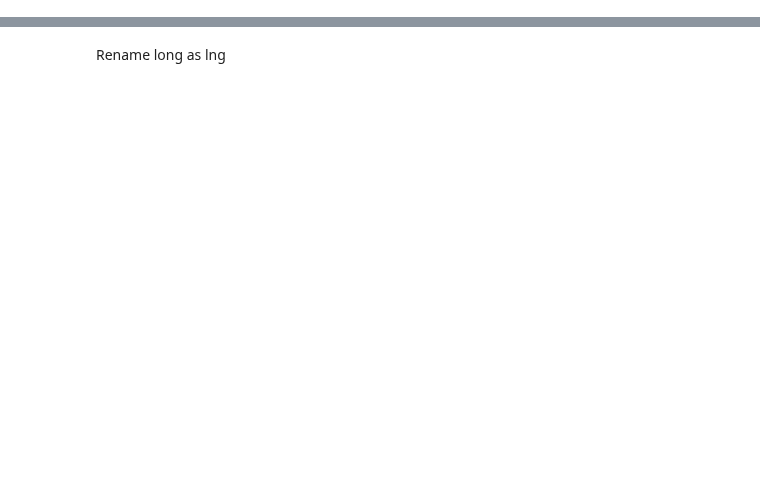
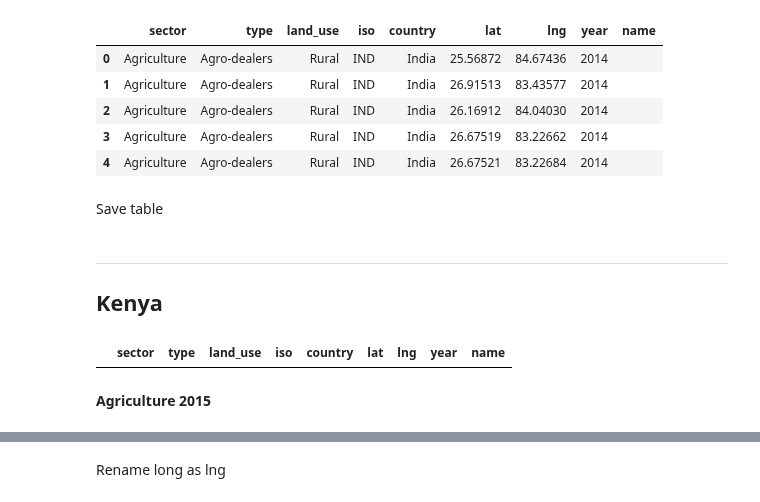
Before and after one commit to Vizzuality/notebooks, a Jupyter notebook: i2i/fspmaps/fspmaps_data_final.ipynb, the cells around one changed output, grey strips where cells are left out. Cells and saved outputs as stored; diff of their text form; code cells hidden in the pictures; blank space fills up the shorter version.

```diff
--- a/i2i/fspmaps/fspmaps_data_final.ipynb
+++ b/i2i/fspmaps/fspmaps_data_final.ipynb
@@ -58,0 +69,6 @@ kenAgri.head(1)
+# %%
+df_indAgri = pd.DataFrame(columns=['sector','type','land_use','iso','country','lat','lng','year', 'name'])
+df_indAgri[['type','land_use','country','lat','lng']] = indAgri[['type','land_use','country','lat','lng']]
+df_indAgri[['sector','iso','year','name']] = ['Agriculture','IND',2014,'']
+df_indAgri.sort_values('type', inplace=True)
+df_ind = pd.concat([df_ind,df_indAgri])
@@ -58,0 +84,6 @@ kenAgri.head(1)
+# %%
+df_indFin = pd.DataFrame(columns=['sector','type','land_use','iso','country','lat','lng','year','name'])
+df_indFin[['type','land_use','country','lat','lng','name']] = indFin[['type','land_use','country','lat','lng','providers']]
+df_indFin[['sector','iso','year']] = ['Finance','IND',2014]
+df_indFin.sort_values('type', inplace=True)
+df_ind = pd.concat([df_ind,df_indFin])
@@ -58,0 +99,6 @@ kenAgri.head(1)
+# %%
+df_indHea = pd.DataFrame(columns=['sector','type','land_use','iso','country','lat','lng','year','name'])
+df_indHea[['type','land_use','country','lat','lng']] = indHea[['type','land_use','country','lat','lng']]
+df_indHea[['sector','iso','year','name']] = ['Health','IND',2014,'']
+df_indHea.sort_values('type', inplace=True)
+df_ind = pd.concat([df_ind,df_indHea])
@@ -58,0 +114,19 @@ kenAgri.head(1)
+# %%
+df_indLib = pd.DataFrame(columns=['sector','type','land_use','iso','country','lat','lng','year','name'])
+df_indLib[['type','land_use','country','lat','lng']] = indLib[['type','land_use','country','lat','lng']]
+df_indLib[['sector','iso','year','name']] = ['Library','IND',2014,'']
+df_indLib.sort_values('type', inplace=True)
+df_ind = pd.concat([df_ind,df_indLib])
+# %%
+# Reset index
+df_ind.reset_index(drop=True, inplace=True)
+df_ind.head()
+# %% [output]
+|  | sector | type | land_use | iso | country | lat | lng | year | name |
+| 0 | Agriculture | Agro-dealers | Rural | IND | India | 25.56872 | 84.67436 | 2014 |  |
+| 1 | Agriculture | Agro-dealers | Rural | IND | India | 26.91513 | 83.43577 | 2014 |  |
+| 2 | Agriculture | Agro-dealers | Rural | IND | India | 26.16912 | 84.04030 | 2014 |  |
+| 3 | Agriculture | Agro-dealers | Rural | IND | India | 26.67519 | 83.22662 | 2014 |  |
+| 4 | Agriculture | Agro-dealers | Rural | IND | India | 26.67521 | 83.22684 | 2014 |  |
+# %% [markdown]
+Save table
@@ -58,0 +135,10 @@ kenAgri.head(1)
+# %% [markdown]
+***
+## Kenya
+# %%
+df_ken = pd.DataFrame(columns=['sector','type','land_use','iso','country','lat','lng','year','name'])
+df_ken.head()
+# %% [output]
+|  | sector | type | land_use | iso | country | lat | lng | year | name |
+# %% [markdown]
+**Agriculture 2015**
```
Also changed, not shown: parts of 178 cells of this notebook.
